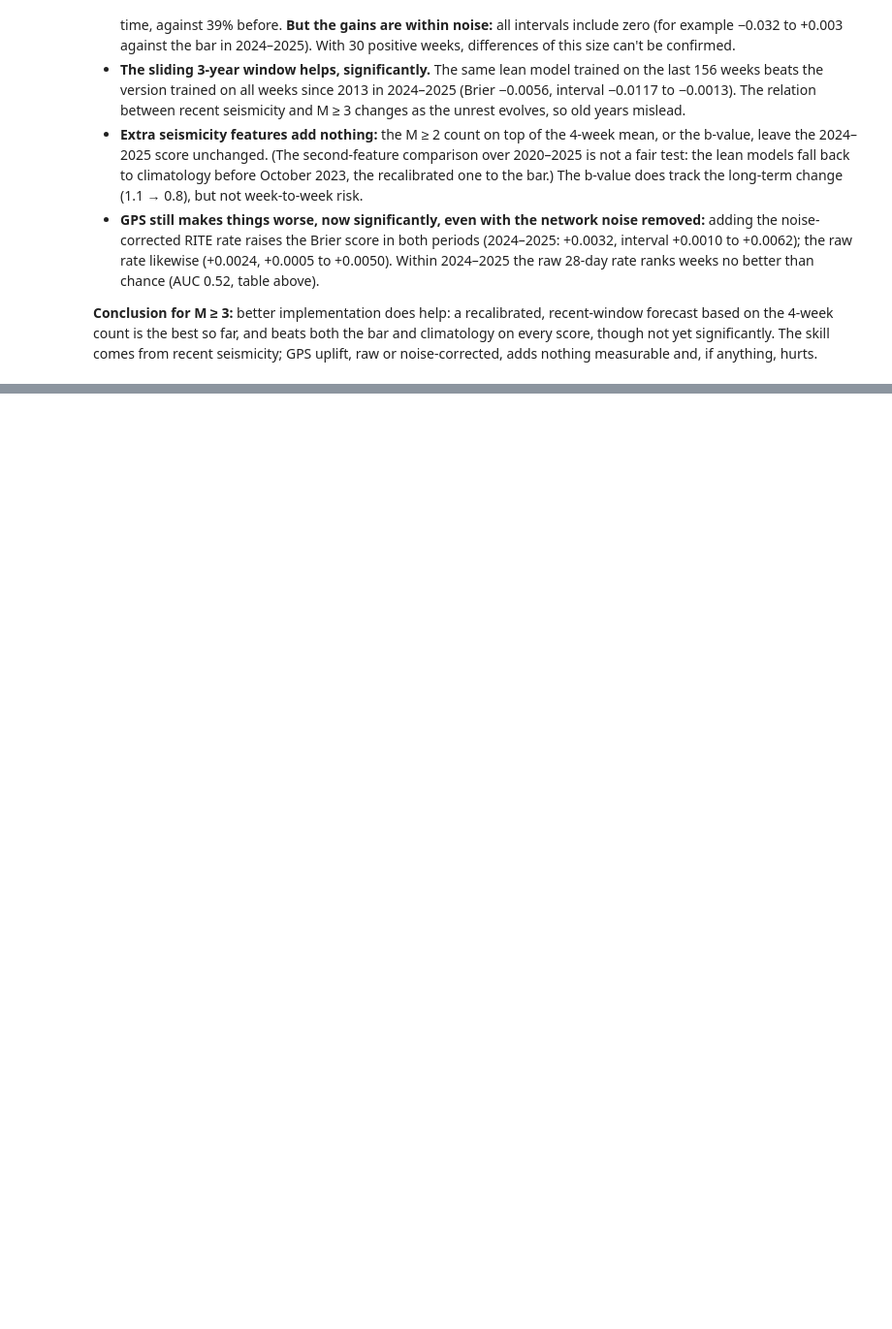
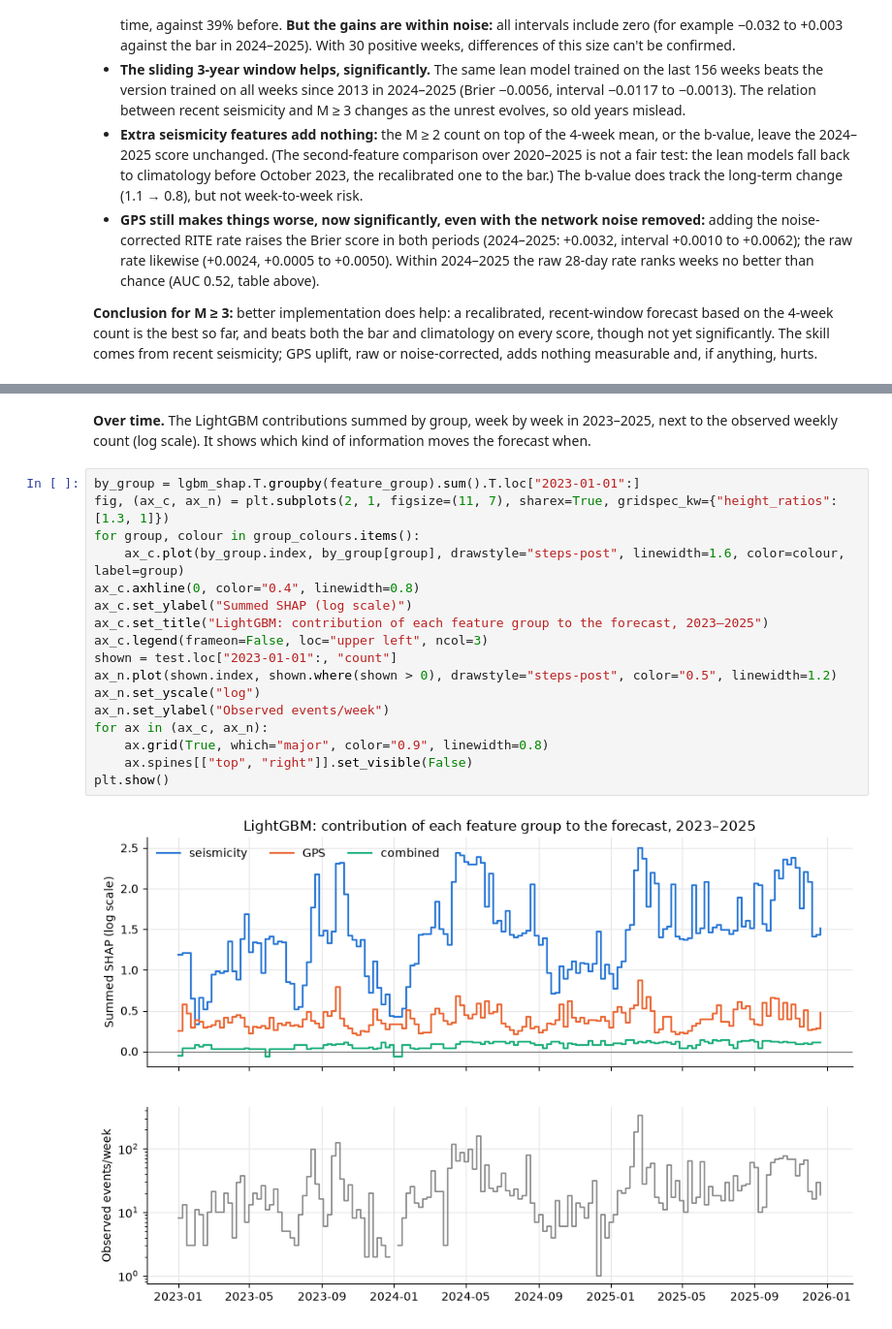
Before and after one commit to PatrickBolton/flegrei-seismicity, a Jupyter notebook: notebooks/04_models.ipynb, the cells around one changed output, grey strips where cells are left out. Shown at 97% size. Saved outputs shown, nothing was run; the diff lists cells and outputs as text; blank space fills up the shorter version.

```diff
--- a/notebooks/04_models.ipynb
+++ b/notebooks/04_models.ipynb
@@ -631,0 +717,21 @@ pd.concat({name: calibration_table(test["has_large"][late], compare[name][late],
+# %% [markdown]
+**Over time.** The LightGBM contributions summed by group, week by week in 2023–2025, next to the observed weekly count (log scale). It shows which kind of information moves the forecast when.
+# %%
+by_group = lgbm_shap.T.groupby(feature_group).sum().T.loc["2023-01-01":]
+fig, (ax_c, ax_n) = plt.subplots(2, 1, figsize=(11, 7), sharex=True, gridspec_kw={"height_ratios": [1.3, 1]})
+for group, colour in group_colours.items():
+    ax_c.plot(by_group.index, by_group[group], drawstyle="steps-post", linewidth=1.6, color=colour, label=group)
+ax_c.axhline(0, color="0.4", linewidth=0.8)
+ax_c.set_ylabel("Summed SHAP (log scale)")
+ax_c.set_title("LightGBM: contribution of each feature group to the forecast, 2023–2025")
+ax_c.legend(frameon=False, loc="upper left", ncol=3)
+shown = test.loc["2023-01-01":, "count"]
+ax_n.plot(shown.index, shown.where(shown > 0), drawstyle="steps-post", color="0.5", linewidth=1.2)
+ax_n.set_yscale("log")
+ax_n.set_ylabel("Observed events/week")
+for ax in (ax_c, ax_n):
+    ax.grid(True, which="major", color="0.9", linewidth=0.8)
+    ax.spines[["top", "right"]].set_visible(False)
+plt.show()
+# %% [output]
+[figure, added]
```
Also changed, not shown: parts of 8 cells of this notebook.
